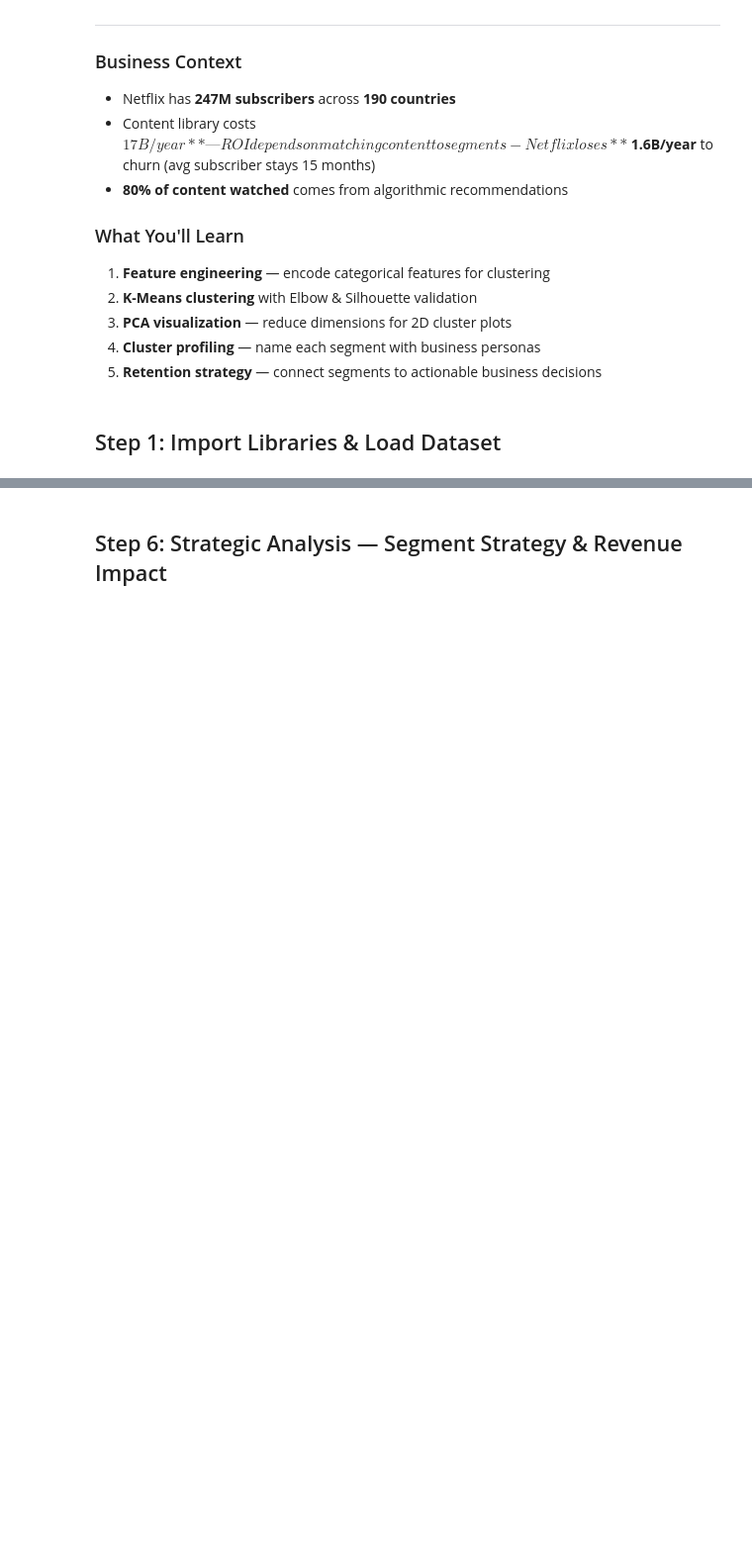
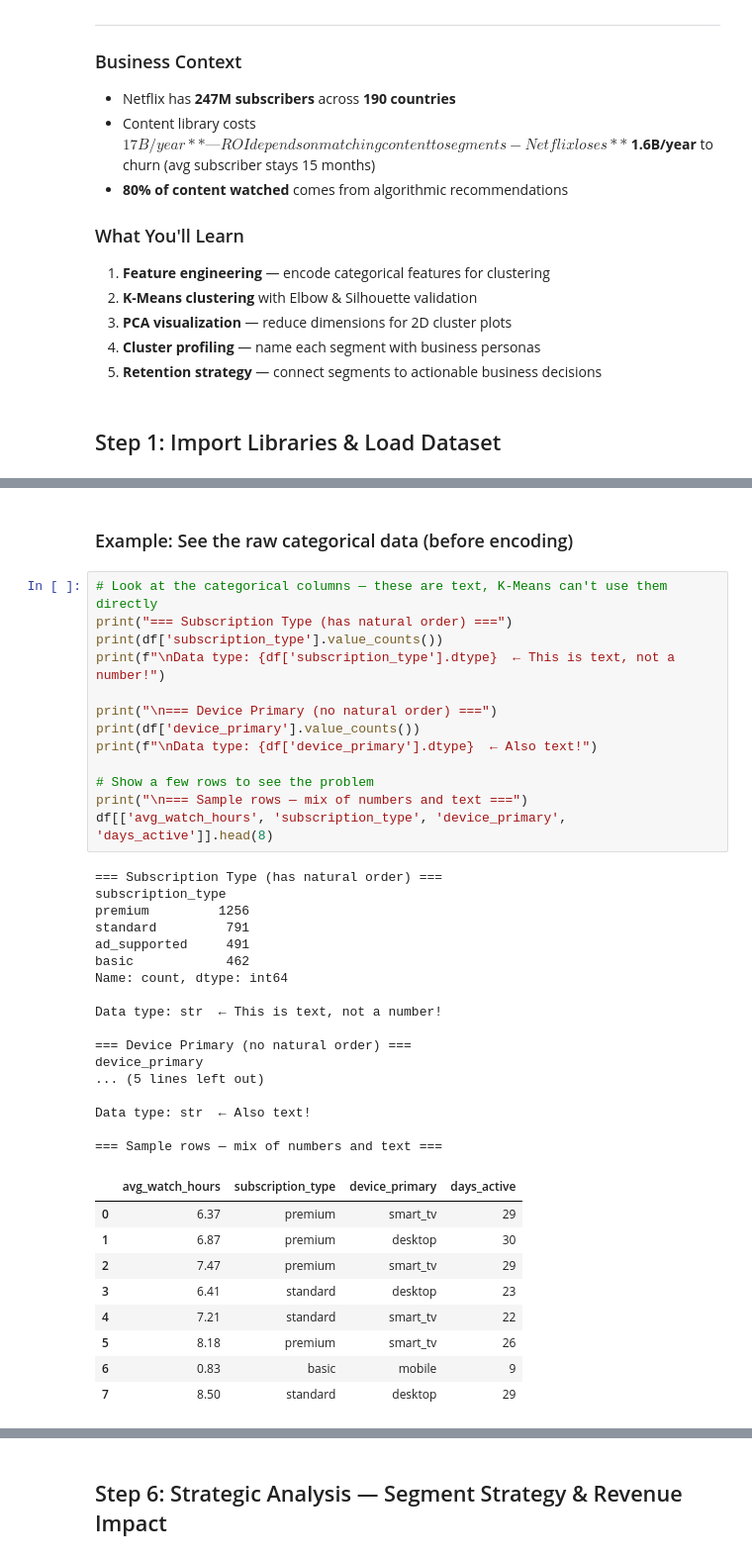
Before and after one commit to mdhiman/iimsd-ba-sessions, a Jupyter notebook: CourseContent/Session3_Segmentation/notebooks/Netflix_User_Segmentation.ipynb, the cells around one changed output, grey strips where cells are left out. Shown at 99% size. Drawn from its saved outputs; the diff is of its cells as text; blank space fills up the shorter version.

```diff
--- a/CourseContent/Session3_Segmentation/notebooks/Netflix_User_Segmentation.ipynb
+++ b/CourseContent/Session3_Segmentation/notebooks/Netflix_User_Segmentation.ipynb
@@ -41,0 +85,42 @@ Encode categorical features and scale all features — **critical for K-Means**
+# %% [markdown]
+### Example: See the raw categorical data (before encoding)
+# %%
+# Look at the categorical columns — these are text, K-Means can't use them directly
+print("=== Subscription Type (has natural order) ===")
+print(df['subscription_type'].value_counts())
+print(f"\nData type: {df['subscription_type'].dtype}  ← This is text, not a number!")
+
+print("\n=== Device Primary (no natural order) ===")
+print(df['device_primary'].value_counts())
+print(f"\nData type: {df['device_primary'].dtype}  ← Also text!")
+
+# Show a few rows to see the problem
+print("\n=== Sample rows — mix of numbers and text ===")
+df[['avg_watch_hours', 'subscription_type', 'device_primary', 'days_active']].head(8)
+# %% [output]
+=== Subscription Type (has natural order) ===
+subscription_type
+premium         1256
+standard         791
+ad_supported     491
+basic            462
+Name: count, dtype: int64
+
+Data type: str  ← This is text, not a number!
+
+=== Device Primary (no natural order) ===
+device_primary
+... (5 lines left out)
+
+Data type: str  ← Also text!
+
+=== Sample rows — mix of numbers and text ===
+|  | avg_watch_hours | subscription_type | device_primary | days_active |
+| 0 | 6.37 | premium | smart_tv | 29 |
+| 1 | 6.87 | premium | desktop | 30 |
+| 2 | 7.47 | premium | smart_tv | 29 |
+| 3 | 6.41 | standard | desktop | 23 |
+| 4 | 7.21 | standard | smart_tv | 22 |
+| 5 | 8.18 | premium | smart_tv | 26 |
+| 6 | 0.83 | basic | mobile | 9 |
+| 7 | 8.50 | standard | desktop | 29 |
```
Also changed, not shown: parts of 37 cells of this notebook.
